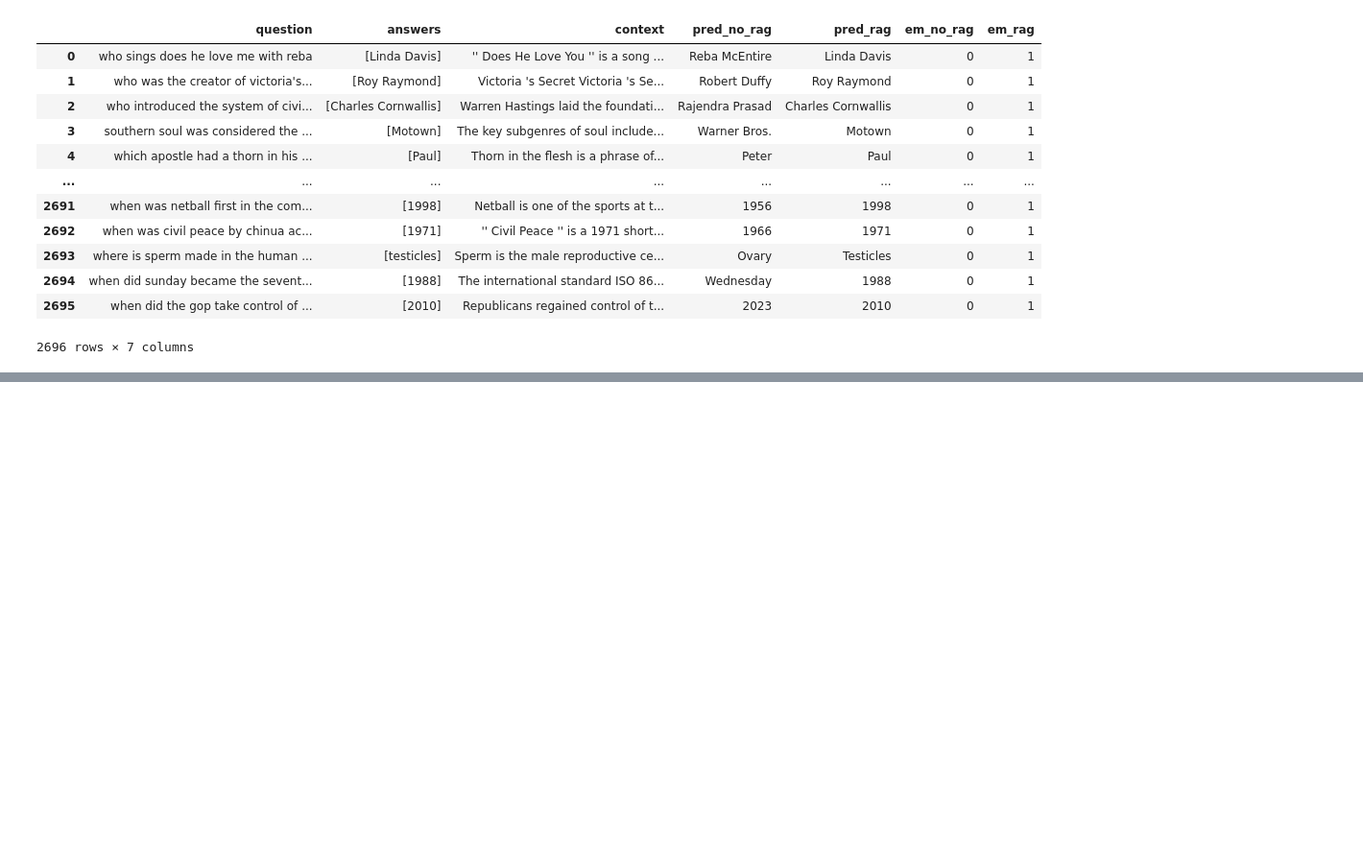
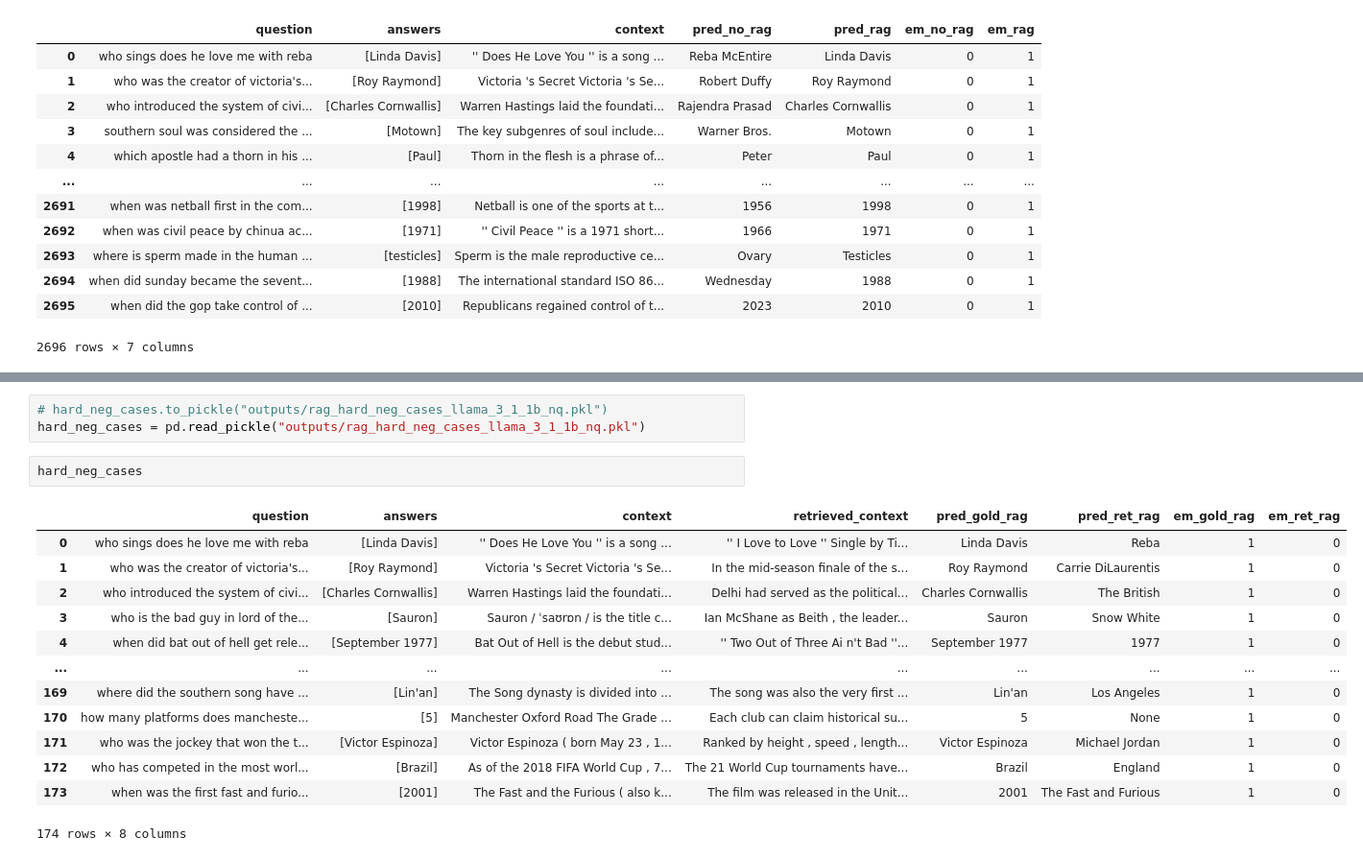
Before and after one commit to polgrisha/RAG_best_practices, a Jupyter notebook: notebooks/information_flow_routes_llama_3_nq.ipynb, the cells around one changed output, grey strips where cells are left out. Shown at 96% size. Cells and saved outputs as stored; diff of their text form; blank space fills up the shorter version.

```diff
--- a/notebooks/information_flow_routes_llama_3_nq.ipynb
+++ b/notebooks/information_flow_routes_llama_3_nq.ipynb
@@ -499,0 +621,19 @@ plot_mlp_layer_freq(rag_mlp_total_counter, non_rag_mlp_total_counter)
+# %%
+# hard_neg_cases.to_pickle("outputs/rag_hard_neg_cases_llama_3_1_1b_nq.pkl")
+hard_neg_cases = pd.read_pickle("outputs/rag_hard_neg_cases_llama_3_1_1b_nq.pkl")
+# %%
+hard_neg_cases
+# %% [output]
+|  | question | answers | context | retrieved_context | pred_gold_rag | pred_ret_rag | em_gold_rag | em_ret_rag |
+| 0 | who sings does he love me with reba | [Linda Davis] | '' Does He Love You '' is a song ... | '' I Love to Love '' Single by Ti... | Linda Davis | Reba | 1 | 0 |
+| 1 | who was the creator of victoria's... | [Roy Raymond] | Victoria 's Secret Victoria 's Se... | In the mid-season finale of the s... | Roy Raymond | Carrie DiLaurentis | 1 | 0 |
+| 2 | who introduced the system of civi... | [Charles Cornwallis] | Warren Hastings laid the foundati... | Delhi had served as the political... | Charles Cornwallis | The British | 1 | 0 |
+| 3 | who is the bad guy in lord of the... | [Sauron] | Sauron / ˈsaʊrɒn / is the title c... | Ian McShane as Beith , the leader... | Sauron | Snow White | 1 | 0 |
+| 4 | when did bat out of hell get rele... | [September 1977] | Bat Out of Hell is the debut stud... | '' Two Out of Three Ai n't Bad ''... | September 1977 | 1977 | 1 | 0 |
+| ... | ... | ... | ... | ... | ... | ... | ... | ... |
+| 169 | where did the southern song have ... | [Lin'an] | The Song dynasty is divided into ... | The song was also the very first ... | Lin'an | Los Angeles | 1 | 0 |
+| 170 | how many platforms does mancheste... | [5] | Manchester Oxford Road The Grade ... | Each club can claim historical su... | 5 | None | 1 | 0 |
+| 171 | who was the jockey that won the t... | [Victor Espinoza] | Victor Espinoza ( born May 23 , 1... | Ranked by height , speed , length... | Victor Espinoza | Michael Jordan | 1 | 0 |
+| 172 | who has competed in the most worl... | [Brazil] | As of the 2018 FIFA World Cup , 7... | The 21 World Cup tournaments have... | Brazil | England | 1 | 0 |
+| 173 | when was the first fast and furio... | [2001] | The Fast and the Furious ( also k... | The film was released in the Unit... | 2001 | The Fast and Furious | 1 | 0 |
+174 rows × 8 columns
```
Also changed, not shown: parts of 18 cells of this notebook.
